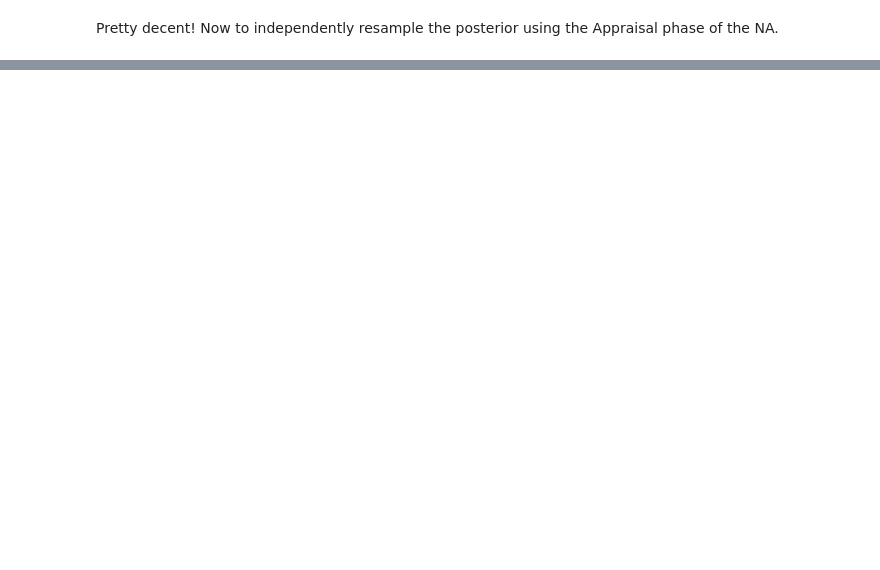
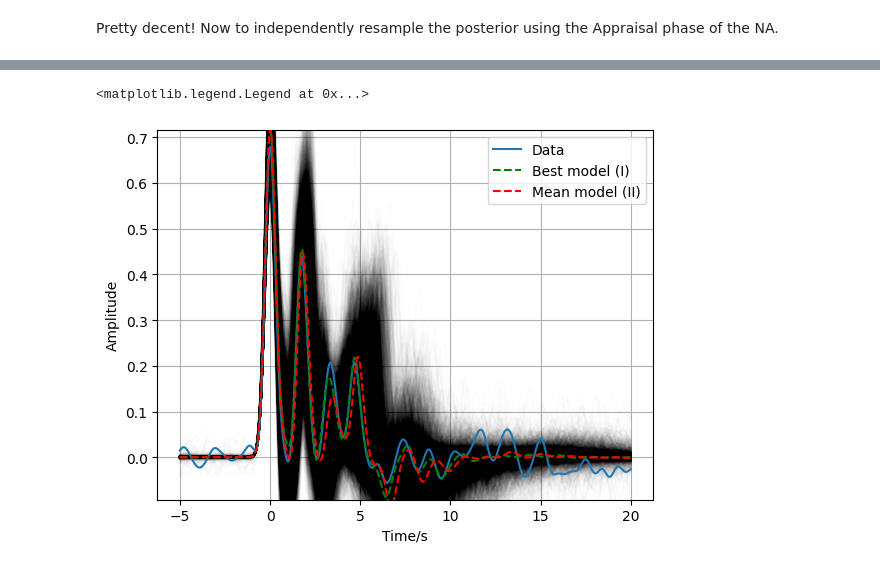
Before and after one commit to auggiemarignier/neighpy, a Jupyter notebook: examples/receiverfunction.ipynb, the cells around one changed output, grey strips where cells are left out. Drawn from its saved outputs; the diff is of its cells as text; code cells hidden in the pictures; blank space fills up the shorter version.

Commit message:
larger example

```diff
--- a/examples/receiverfunction.ipynb
+++ b/examples/receiverfunction.ipynb
@@ -145,0 +171,3 @@ ax.legend(loc="lower left")
+# %%
+rfi = ReceiverFunctionInversion(example_number=3)
+rfi.description
@@ -145,0 +176,18 @@ ax.legend(loc="lower left")
+# %%
+searcher = NASearcher(
+    objective=lambda m: -1 * rfi.log_likelihood(rfi.data, rfi.forward(m)),
+    bounds=[(0.1, 2), (3.5, 7.0),
+            (0.5, 5), (3.5, 7.0),
+            (2, 15), (3.5, 7.0),
+            (10, 25), (3.5, 7.0),
+            (15, 50), (3.5, 7.0),],
+    ni=5000,  # size of initial population
+    ns=200,  # number of new samples at each iteration
+    nr=50,  # number of neighbourhoods to resample at each iteration
+    n=100  # number of iterations
+)
+
+searcher.run(parallel=False)  # some serialisation issues with the EspressoProblem object preventing parallelisation
+
+best_i = np.argmin(searcher.objectives)
+best = searcher.samples[best_i]
@@ -145,0 +206,14 @@ ax.legend(loc="lower left")
+# %%
+appraiser = NAAppraiser(searcher=searcher, n_resample=75000, n_walkers=15)
+appraiser.run()
+# %%
+ax = rfi.plot_model(best, rfi.good_model, label="Best model found (NAI)", label2="Good model")
+for model in appraiser.samples[::10]:
+    ax.plot(*_plot_model(model).T, c="k", alpha=0.01)
+ax.get_lines()[0].set_color("g")
+ax.get_lines()[0].set_linestyle("--")
+ax.get_lines()[0].set_zorder(10)
+ax.get_lines()[1].set_zorder(10)
+ax.get_lines()[1].set_color("b")
+ax.plot(*_plot_model(appraiser.mean).T, "r--", label="Mean model (NAII)")
+ax.legend(loc="lower left")
@@ -145,0 +252,13 @@ ax.legend(loc="lower left")
+# %%
+ax = rfi.plot_data(rfi.data, label="Data")
+_ylim = ax.get_ylim()
+for model in appraiser.samples[::15]:
+    ax.plot(rfi._t, rfi.forward(model), c="k", alpha=0.01)
+ax.get_lines()[0].set_zorder(10)
+ax.plot(rfi._t, rfi.forward(best), "g--", label="Best model (I)", zorder=11)
+ax.plot(rfi._t, rfi.forward(appraiser.mean), "r--", label="Mean model (II)", zorder=11)
+ax.set_ylim(_ylim)
+ax.legend()
+# %% [output]
+<matplotlib.legend.Legend at 0x...>
+[figure, added]
```
Also changed, not shown: parts of 11 cells of this notebook.
